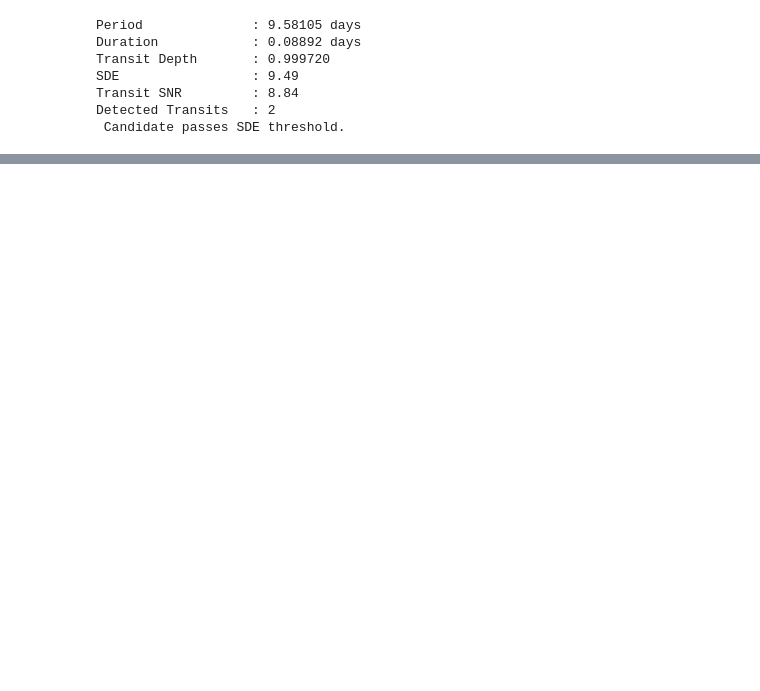
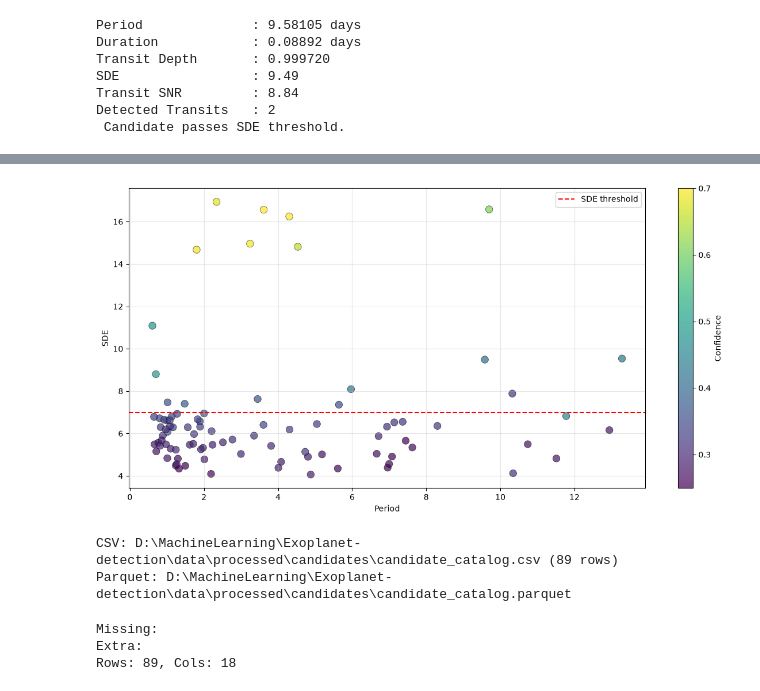
Before and after one commit to prinshu756/Exoplanet-detection, a Jupyter notebook: notebooks/04_Transit_Detection&Candidate_Detetion.ipynb, the cells around one changed output, grey strips where cells are left out. Cells and saved outputs as stored; diff of their text form; code cells hidden in the pictures; blank space fills up the shorter version.

```diff
--- a/notebooks/04_Transit_Detection&Candidate_Detetion.ipynb
+++ b/notebooks/04_Transit_Detection&Candidate_Detetion.ipynb
@@ -463,0 +520,3 @@ Detected Transits   : 2
+# %%
+quality_lookup = quality_df.set_index("file_name").to_dict(orient="index")
+print(f"Lookup built: {len(quality_lookup)} entries")
@@ -463,0 +831,33 @@ Detected Transits   : 2
+# %%
+det = candidate_df[candidate_df["detector"].isin(["TLS","BOTH"])]
+if len(det) > 0:
+    fig, a = plt.subplots(figsize=(12, 6))
+    sc = a.scatter(det["period"], det["sde"], c=det["confidence_score"], cmap="viridis", s=80, alpha=0.7, edgecolor="black", linewidth=0.5)
+    a.axhline(7.0, color="red", ls="--", label="SDE threshold")
+    a.set_xlabel("Period"); a.set_ylabel("SDE")
+    plt.colorbar(sc, ax=a, label="Confidence")
+    a.legend(); a.grid(alpha=0.3); plt.tight_layout(); plt.show()
+# %% [output]
+[figure, added]
+# %%
+CSV = CANDIDATE_DIR / "candidate_catalog.csv"
+PARQ = CANDIDATE_DIR / "candidate_catalog.parquet"
+candidate_df.to_csv(CSV, index=False)
+candidate_df.to_parquet(PARQ, index=False)
+print(f"CSV: {CSV} ({len(candidate_df)} rows)")
+print(f"Parquet: {PARQ}")
+# %% [output]
+CSV: D:\MachineLearning\Exoplanet-detection\data\processed\candidates\candidate_catalog.csv (89 rows)
+Parquet: D:\MachineLearning\Exoplanet-detection\data\processed\candidates\candidate_catalog.parquet
+# %%
+exp = list(CANDIDATE_SCHEMA.keys())
+act = list(candidate_df.columns)
+miss = [c for c in exp if c not in act]
+extra = [c for c in act if c not in exp]
+print(f"Missing: {miss if miss else ''}")
+print(f"Extra: {extra if extra else ''}")
+print(f"Rows: {len(candidate_df)}, Cols: {len(act)}")
+# %% [output]
+Missing:
+Extra:
+Rows: 89, Cols: 18
```
Also changed, not shown: parts of 26 cells of this notebook, 3 other files.
